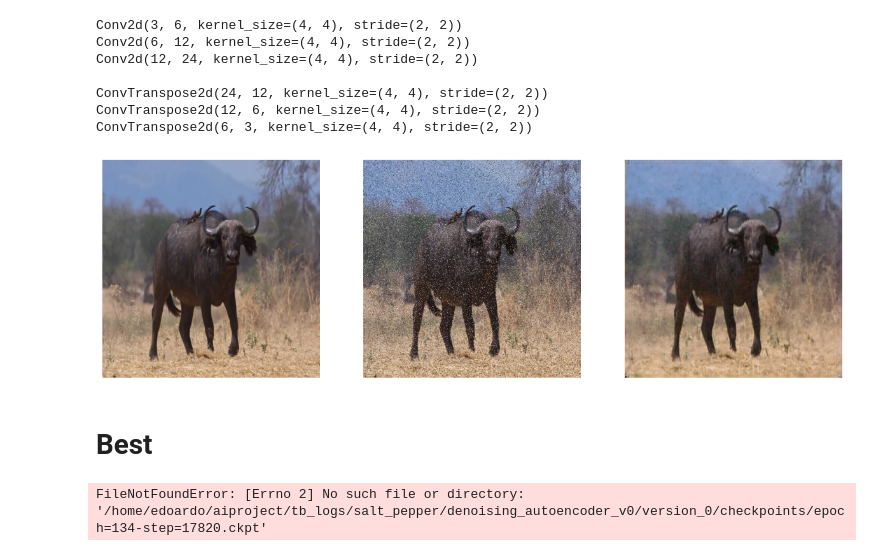
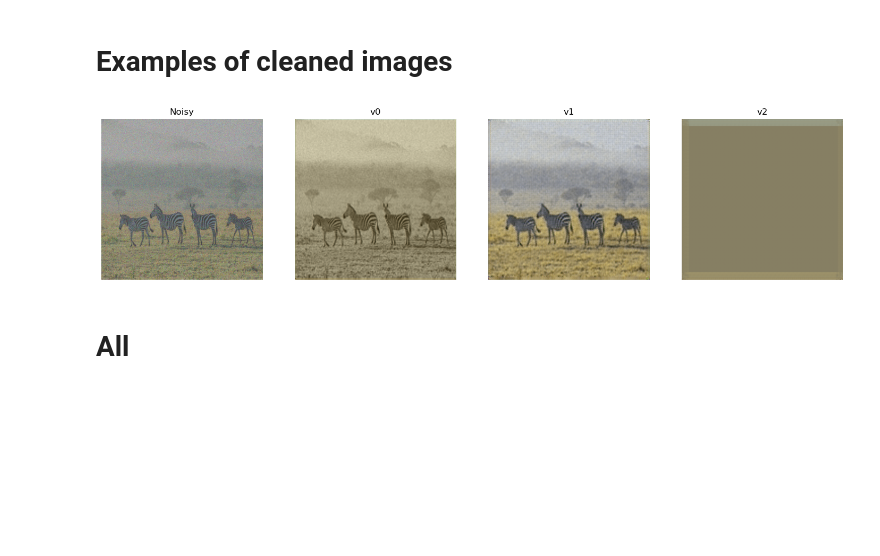
Before and after one commit to edo-vi/computer_vision, a Jupyter notebook: test.ipynb, the cells around one changed output. Saved outputs shown, nothing was run; the diff lists cells and outputs as text; code cells hidden in the pictures; blank space fills up the shorter version.

```diff
--- a/test.ipynb
+++ b/test.ipynb
@@ -97,30 +98,32 @@ if TRAIN:
-# %%
-img_to_pick = 2
-loaded = DenoisingAEV1.load_from_checkpoint(sp_best_checkpoint_path_10_v1)
-loaded.kind = "v1"
-img, original = val_dataset[img_to_pick]
-decoded2 = loaded(img.to("cuda"))
-show_triple(original, img, decoded2.detach().cpu())
-# %% [output]
-Conv2d(3, 6, kernel_size=(4, 4), stride=(2, 2))
-Conv2d(6, 12, kernel_size=(4, 4), stride=(2, 2))
-Conv2d(12, 24, kernel_size=(4, 4), stride=(2, 2))
-
-ConvTranspose2d(24, 12, kernel_size=(4, 4), stride=(2, 2))
-ConvTranspose2d(12, 6, kernel_size=(4, 4), stride=(2, 2))
-ConvTranspose2d(6, 3, kernel_size=(4, 4), stride=(2, 2))
-[figure, removed]
+# %% [markdown]
+# Examples of cleaned images
+# %%
+def test_on_image(img_index, kind, noise_type, noise_value):
+    if kind == "v1":
+        # Need to call the class instance to load the checkpoint
+        model = DenoisingAEV1
+    elif kind == "v2":
+        model = DenoisingAEV2
+    else:
+        model = DenoisingAE
+    loaded = model.load_from_checkpoint(checkpoints[noise_type][noise_value][kind])
+    assert loaded.kind == kind
+    img_index, original = val_dataset[img_index]
+    return loaded(img_index.to("cuda"))
+# %%
+img_to_pick = 49
+img, _ = val_dataset[img_to_pick]
+decodedv0 = test_on_image(img_to_pick, "v0", "gaussian", 0.1)
+decodedv1 = test_on_image(img_to_pick, "v1", "gaussian", 0.1)
+decodedv2 = test_on_image(img_to_pick, "v2", "gaussian", 0.1)
+show_images(
+    img,
+    decodedv0.detach().cpu(),
+    decodedv1.detach().cpu(),
+    decodedv2.detach().cpu(),
+    tags=["Noisy", "v0", "v1", "v2"],
+)
+# %% [output]
+[figure, added]
 # %% [markdown]
-# Best
+# All
-# %%
-loaded = DenoisingAE.load_from_checkpoint(sp_best_checkpoint_path_10_v0)
-img, original = val_dataset[img_to_pick]
-decoded3 = loaded(img.to("cuda"))
-show_triple(
-    img,
-    decoded3.detach().cpu(),
-    decoded2.detach().cpu(),
-    tags=["Noisy", "v0", "v1"],
-)
-# %% [output]
-FileNotFoundError: [Errno 2] No such file or directory: '/home/edoardo/aiproject/tb_logs/salt_pepper/denoising_autoencoder_v0/version_0/checkpoints/epoch=134-step=17820.ckpt'
```
Also changed, not shown: parts of 7 cells of this notebook, 48 other files.
